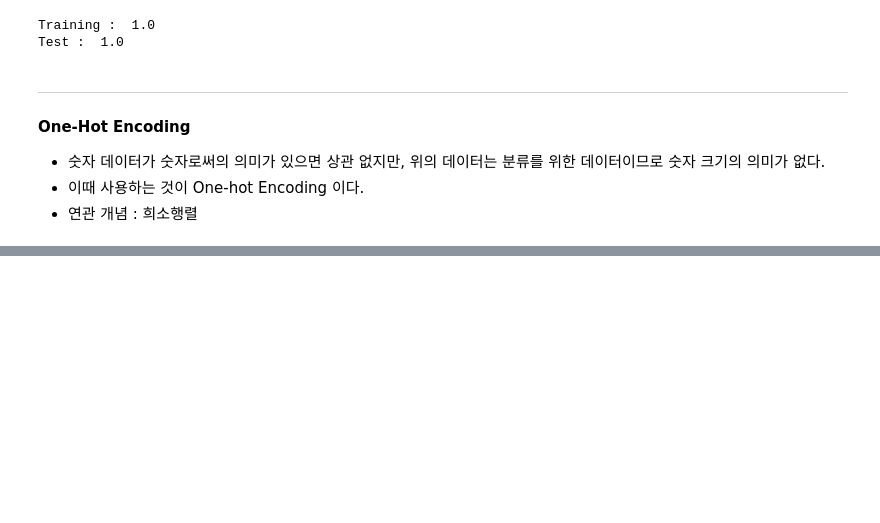
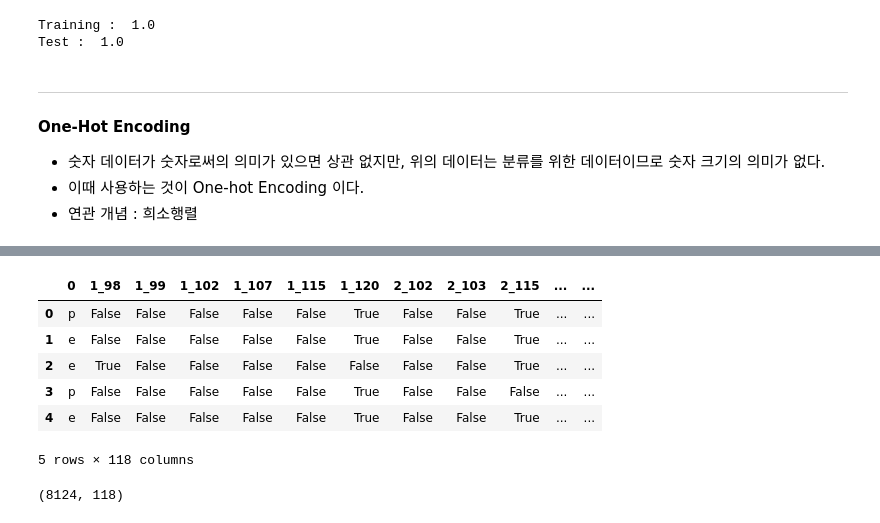
Before and after one commit to Sphen1sc1dae/MachineLearning, a Jupyter notebook: Note/08.ipynb, the cells around one changed output, grey strips where cells are left out. Drawn from its saved outputs; the diff is of its cells as text; code cells hidden in the pictures; blank space fills up the shorter version.

```diff
--- a/Note/08.ipynb
+++ b/Note/08.ipynb
@@ -242,0 +296,19 @@ Test :  1.0
+# %%
+# DF 만들기
+mr3 = pd.concat(
+    [targetTemp, dataTemp],
+    axis='columns'
+)
+mr3.head()
+# %% [output]
+|  | 0 | 1_98 | 1_99 | 1_102 | 1_107 | 1_115 | 1_120 | 2_102 | 2_103 | 2_115 | ... | ... |
+| 0 | p | False | False | False | False | False | True | False | False | True | ... | ... |
+| 1 | e | False | False | False | False | False | True | False | False | True | ... | ... |
+| 2 | e | True | False | False | False | False | False | False | False | True | ... | ... |
+| 3 | p | False | False | False | False | False | True | False | False | False | ... | ... |
+| 4 | e | False | False | False | False | False | True | False | False | True | ... | ... |
+5 rows × 118 columns
+# %%
+mr3.shape
+# %% [output]
+(8124, 118)
```
Also changed, not shown: parts of 3 cells of this notebook, 3 other files.
